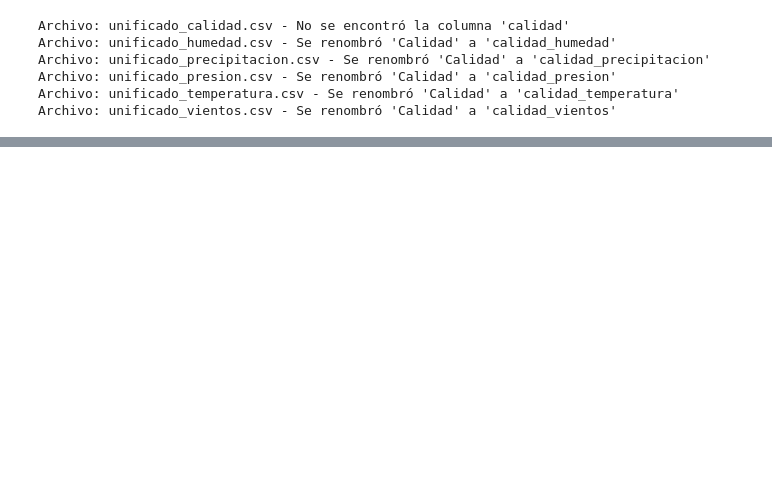
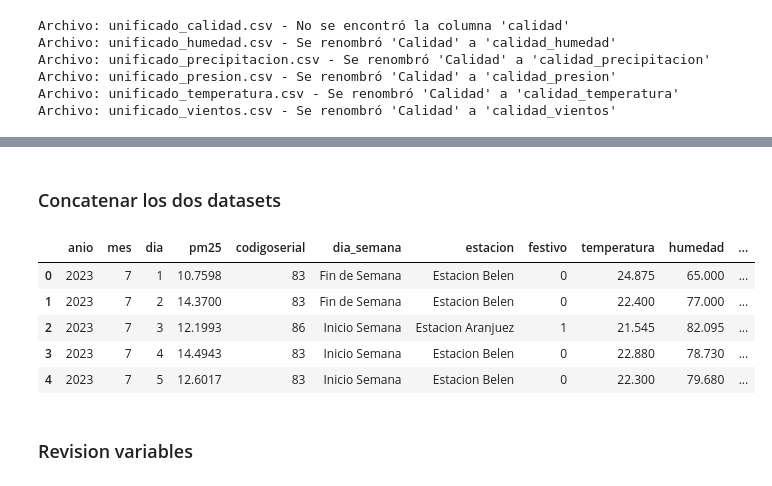
Before and after one commit to kennethLeonel/Proyecto-Grado, a Jupyter notebook: preprocesamiento.ipynb, the cells around one changed output, grey strips where cells are left out. Drawn from its saved outputs; the diff is of its cells as text; code cells hidden in the pictures; blank space fills up the shorter version.

```diff
--- a/preprocesamiento.ipynb
+++ b/preprocesamiento.ipynb
@@ -177,0 +492,5 @@ Dataset combinado guardado en: data/dataset_completo.csv
+# %%
+
+# # Aplicar la función a cada fila del DataFrame estación Itagui
+calidadAirePromedio['estacion'] = calidadAirePromedio.apply(lambda row: categoriaCodigoSerial(row['codigoserial']), axis=1)
+calidadAirePromedio.head()
@@ -177,0 +506,18 @@ Dataset combinado guardado en: data/dataset_completo.csv
+# %%
+# Obtener los festivos de Colombia con el indicador CO
+festivosColombia = holidays.CO()
+
+# Función para verificar si es festivo
+def es_festivo(anio, mes, dia):
+
+    fecha = datetime.date(int(anio), int(mes), int(dia))
+    festivo = fecha in festivosColombia
+    if festivo == True :
+        return 1
+    elif festivo == False :
+        return 0
+# %%
+# # Aplicamos la función es_festivo
+calidadAirePromedio['festivo'] = calidadAirePromedio.apply(lambda row: es_festivo(row['anio'], row['mes'], row['dia']), axis=1)
+# resultado para ver que hubo festivo
+calidadAirePromedio.iloc[0:5]
@@ -177,0 +531,2 @@ Dataset combinado guardado en: data/dataset_completo.csv
+# %% [markdown]
+### Concatenar los dos datasets
@@ -177,0 +541,14 @@ Dataset combinado guardado en: data/dataset_completo.csv
+# %%
+#Unir los dataframes de la estación Itagui
+dataSetcalidad = unirDatos(calidadAirePromedio,meteoPromedio)
+#Se muestran los primeros 5 datos
+dataSetcalidad.head()
+# %% [output]
+|  | anio | mes | dia | pm25 | codigoserial | dia_semana | estacion | festivo | temperatura | humedad | ... |
+| 0 | 2023 | 7 | 1 | 10.7598 | 83 | Fin de Semana | Estacion Belen | 0 | 24.875 | 65.000 | ... |
+| 1 | 2023 | 7 | 2 | 14.3700 | 83 | Fin de Semana | Estacion Belen | 0 | 22.400 | 77.000 | ... |
+| 2 | 2023 | 7 | 3 | 12.1993 | 86 | Inicio Semana | Estacion Aranjuez | 1 | 21.545 | 82.095 | ... |
+| 3 | 2023 | 7 | 4 | 14.4943 | 83 | Inicio Semana | Estacion Belen | 0 | 22.880 | 78.730 | ... |
+| 4 | 2023 | 7 | 5 | 12.6017 | 83 | Inicio Semana | Estacion Belen | 0 | 22.300 | 79.680 | ... |
+# %% [markdown]
+### Revision variables
```
Also changed, not shown: parts of 55 cells of this notebook, 11 other files.
